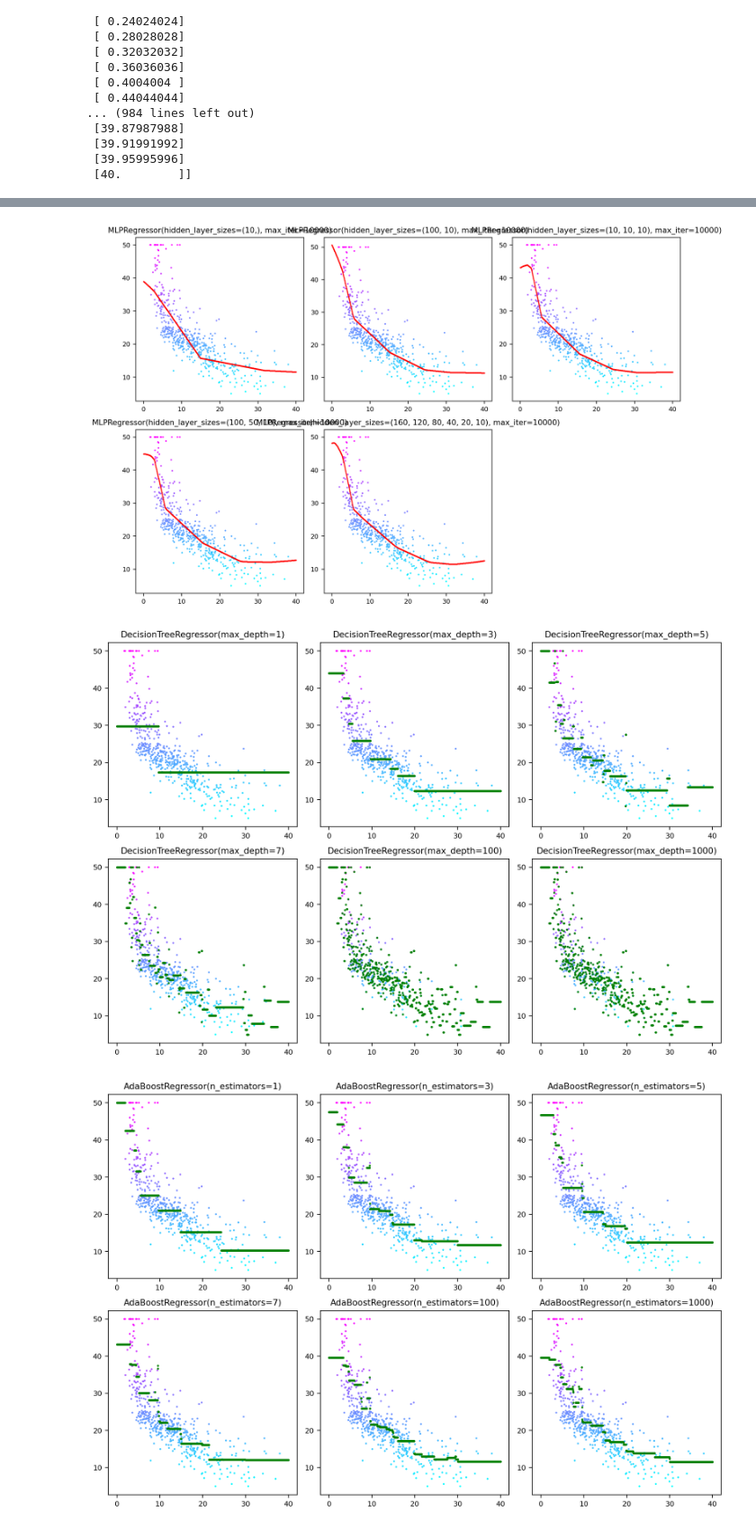
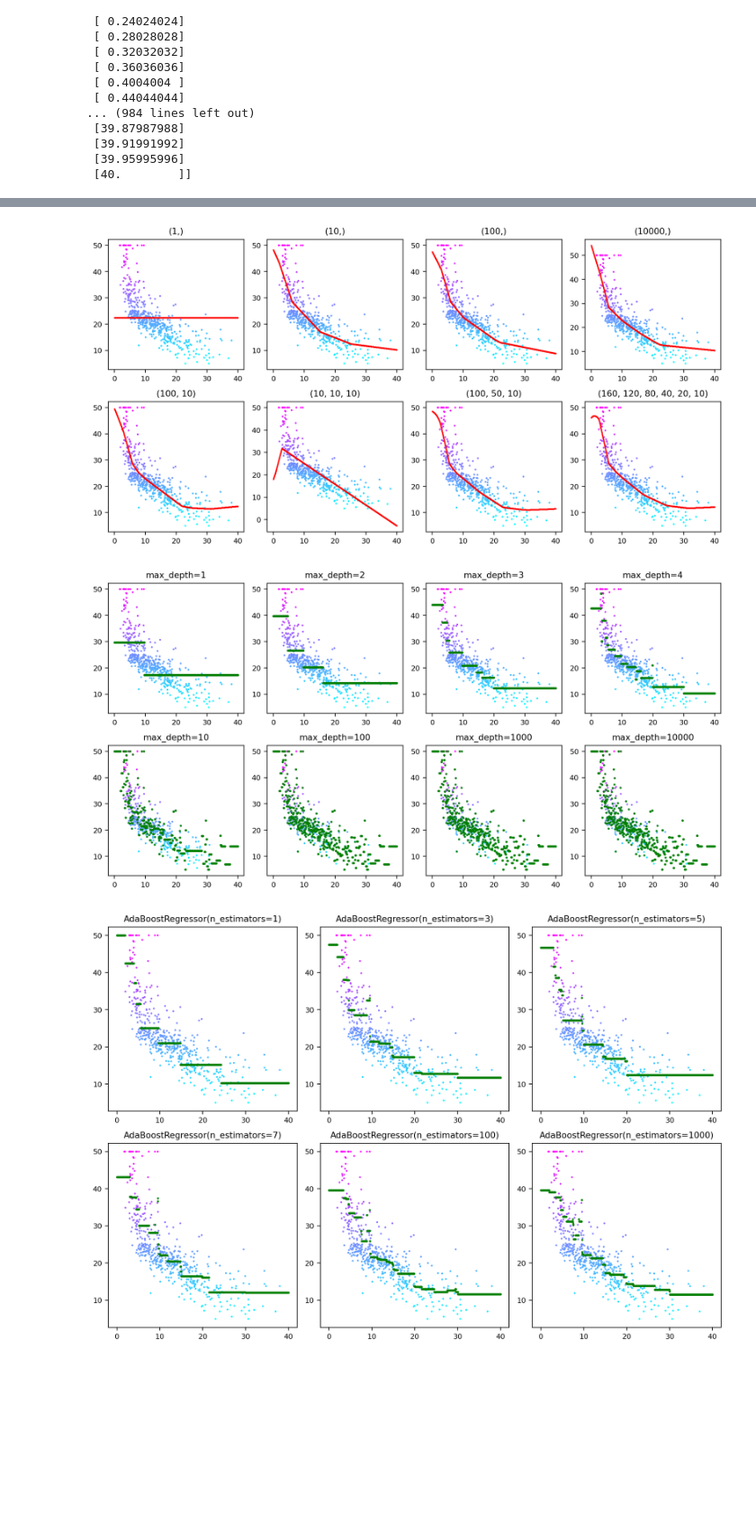
Before and after one commit to wangyaomail/machine-learning-lesson, a Jupyter notebook: 2022/8.b.ensemble.波士顿数据集.ipynb, the cells around one changed output, grey strips where cells are left out. Shown at 90% size. Drawn from its saved outputs; the diff is of its cells as text; code cells hidden in the pictures; blank space fills up the shorter version.

```diff
--- a/2022/8.b.ensemble.波士顿数据集.ipynb
+++ b/2022/8.b.ensemble.波士顿数据集.ipynb
@@ -67,9 +82,9 @@ boston_pd
 # %%
 plt.rcParams['font.size'] = 8
-plt.figure(figsize=[10, 15], dpi=200)
+plt.figure(figsize=[10, 10], dpi=200)
 for name, i in zip(boston.feature_names, range(1, 1000)):
     col_data = boston_pd[name]
-    plt.subplot(5, 3, i)
+    plt.subplot(4, 4, i)
     plt.scatter(col_data, boston.target, c=boston.target, cmap='cool', alpha=0.5, s=1)
     plt.title(name)
 plt.tight_layout()
@@ -125,12 +141,12 @@ plt.show()
 from sklearn.svm import SVR
 plt.rcParams['font.size'] = 8
 plt.figure(figsize=[10, 10], dpi=200)
-for depth_i, i in zip([1,3,5,7,10,50,100], range(1, 100)):
+for depth_i, i in zip([0.001, 0.1, 0.5, 1, 5, 10, 100, 100000], range(1, 100)):
     model = SVR(C=depth_i)
     model.fit(boston_2_data, boston_2_target)
     disp_predict = model.predict(disp_input)
     title = "max_depth={}".format(depth_i)
-    plt.subplot(3, 3, i)
+    plt.subplot(4, 4, i)
     plt.scatter(boston_2_data, boston_2_target, c=boston_2_target, cmap='cool', s=1)
     plt.scatter(disp_input, disp_predict, c='red', alpha=0.8, s=0.3)
     plt.title(model)
@@ -141,37 +157,51 @@ plt.show()
 # %%
 from sklearn.neural_network import MLPRegressor
 plt.rcParams['font.size'] = 8
 plt.figure(figsize=[10, 10], dpi=200)
-for depth_i, i in zip([(10,),(100,10),(10,10,10),(100,50,10),(160,120,80,40,20,10)], range(1, 100)):
+for depth_i, i in zip([(1,),
+                       (10,),
+                       (100,),
+                       (10000,),
+                       (100,10),
+                       (10,10,10),
+                       (100,50,10),
+                       (160,120,80,40,20,10)], range(1, 100)):
     model = MLPRegressor(hidden_layer_sizes=depth_i, max_iter=10000)
     model.fit(boston_2_data, boston_2_target)
     disp_predict = model.predict(disp_input)
     title = "max_depth={}".format(depth_i)
-    plt.subplot(3, 3, i)
+    plt.subplot(4, 4, i)
     plt.scatter(boston_2_data, boston_2_target, c=boston_2_target, cmap='cool', s=1)
     plt.scatter(disp_input, disp_predict, c='red', alpha=0.8, s=0.3)
-    plt.title(model)
+    plt.title(depth_i)
 plt.tight_layout()
 plt.show()
 # %% [output]
-[figure, old version]
+[figure, new version]
 # %%
 from sklearn.tree import DecisionTreeRegressor
 plt.rcParams['font.size'] = 8
 plt.figure(figsize=[10, 10], dpi=200)
-for depth_i, i in zip([1, 3, 5, 7, 100,1000], range(1, 100)):
+for depth_i, i in zip([1,
+                       2,
+                       3,
+                       4,
+                       10,
+                       100,
+                       1000,
+                       10000], range(1, 100)):
     model = DecisionTreeRegressor(max_depth=depth_i)
     model.fit(boston_2_data, boston_2_target)
     disp_predict = model.predict(disp_input)
     title = "max_depth={}".format(depth_i)
-    plt.subplot(3, 3, i)
+    plt.subplot(4, 4, i)
     plt.scatter(boston_2_data, boston_2_target, c=boston_2_target, cmap='cool', s=1)
     plt.scatter(disp_input, disp_predict, c='green', alpha=0.8, s=2)
-    plt.title(model)
+    plt.title("max_depth={}".format(depth_i))
 plt.tight_layout()
 plt.show()
 # %% [output]
-[figure, old version]
+[figure, new version]
 # %%
 from sklearn.ensemble import AdaBoostRegressor
 plt.rcParams['font.size'] = 8
```
Also changed, not shown: parts of 4 cells of this notebook, 1 other file.
